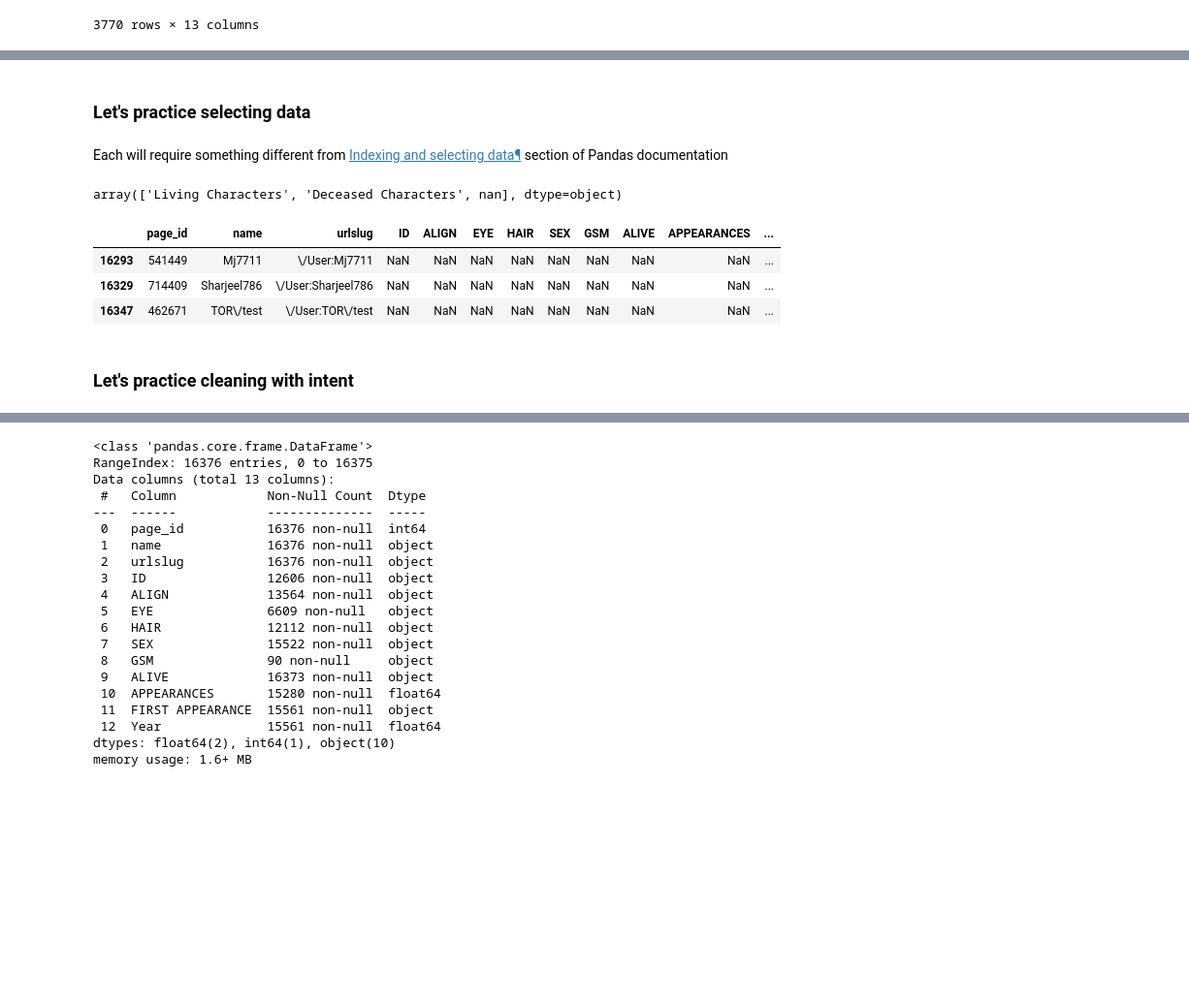
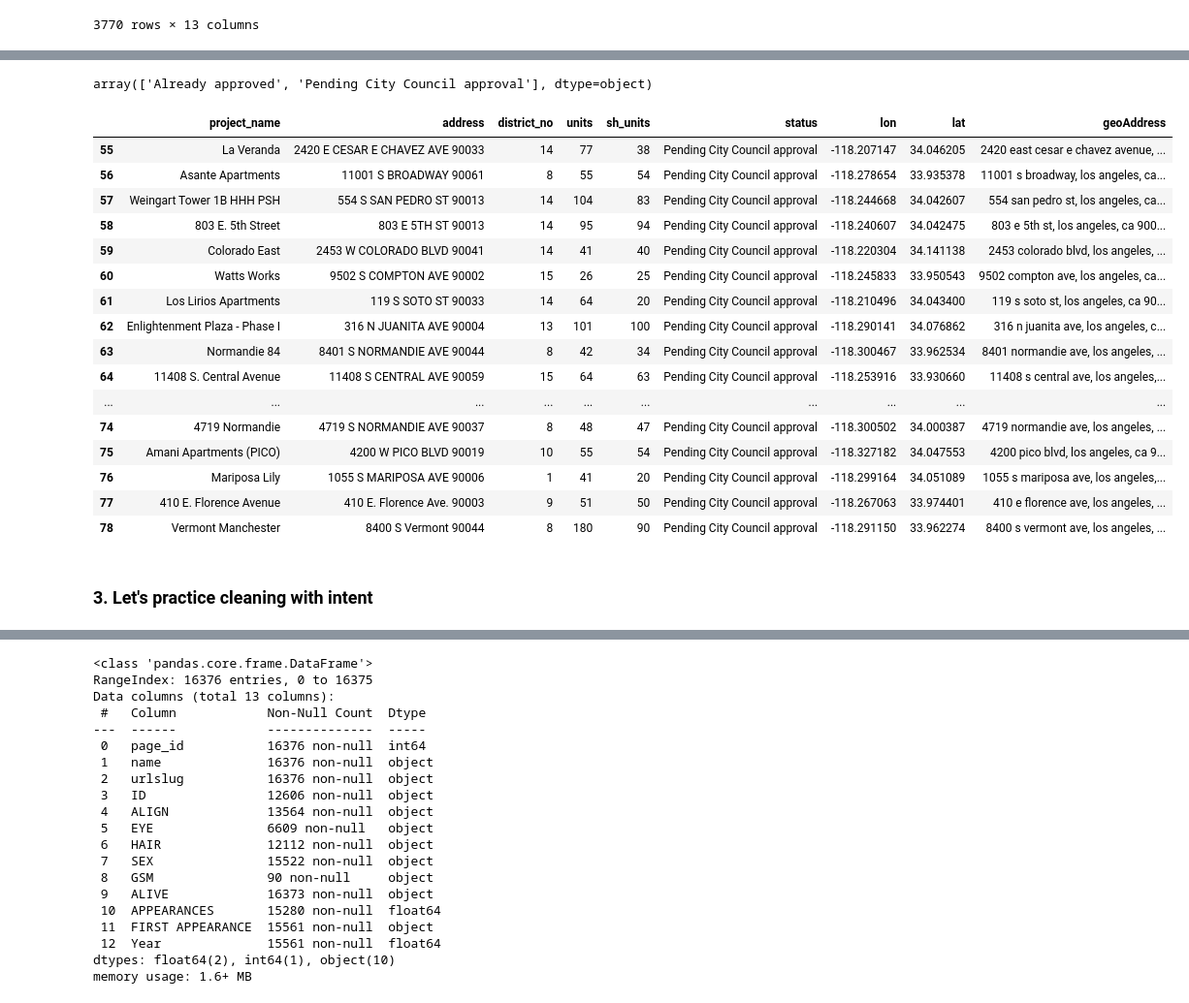
Before and after one commit to katiemarriner/lede-2021-data-module, a Jupyter notebook: answers/02-classwork-pandas-bs-documentation.ipynb, the cells around one changed output, grey strips where cells are left out. Shown: that part at 97% size. Saved outputs shown, nothing was run; the diff lists cells and outputs as text; code cells hidden in the pictures; blank space fills up the shorter version.

```diff
--- a/answers/02-classwork-pandas-bs-documentation.ipynb
+++ b/answers/02-classwork-pandas-bs-documentation.ipynb
@@ -168,20 +215,27 @@ df_avengers[df_avengers['ALIGN'].isna()]
+# %%
+df_homeless_housing['status'].unique()
+# %% [output]
+array(['Already approved', 'Pending City Council approval'], dtype=object)
+# %%
+df_homeless_housing[df_homeless_housing['status'] == 'Pending City Council approval']
+# %% [output]
+|  | project_name | address | district_no | units | sh_units | status | lon | lat | geoAddress |
+| 55 | La Veranda | 2420 E CESAR E CHAVEZ AVE 90033 | 14 | 77 | 38 | Pending City Council approval | -118.207147 | 34.046205 | 2420 east cesar e chavez avenue, ... |
+| 56 | Asante Apartments | 11001 S BROADWAY 90061 | 8 | 55 | 54 | Pending City Council approval | -118.278654 | 33.935378 | 11001 s broadway, los angeles, ca... |
+| 57 | Weingart Tower 1B HHH PSH | 554 S SAN PEDRO ST 90013 | 14 | 104 | 83 | Pending City Council approval | -118.244668 | 34.042607 | 554 san pedro st, los angeles, ca... |
+| 58 | 803 E. 5th Street | 803 E 5TH ST 90013 | 14 | 95 | 94 | Pending City Council approval | -118.240607 | 34.042475 | 803 e 5th st, los angeles, ca 900... |
+| 59 | Colorado East | 2453 W COLORADO BLVD 90041 | 14 | 41 | 40 | Pending City Council approval | -118.220304 | 34.141138 | 2453 colorado blvd, los angeles, ... |
+| 60 | Watts Works | 9502 S COMPTON AVE 90002 | 15 | 26 | 25 | Pending City Council approval | -118.245833 | 33.950543 | 9502 compton ave, los angeles, ca... |
+| 61 | Los Lirios Apartments | 119 S SOTO ST 90033 | 14 | 64 | 20 | Pending City Council approval | -118.210496 | 34.043400 | 119 s soto st, los angeles, ca 90... |
+| 62 | Enlightenment Plaza - Phase I | 316 N JUANITA AVE 90004 | 13 | 101 | 100 | Pending City Council approval | -118.290141 | 34.076862 | 316 n juanita ave, los angeles, c... |
+| 63 | Normandie 84 | 8401 S NORMANDIE AVE 90044 | 8 | 42 | 34 | Pending City Council approval | -118.300467 | 33.962534 | 8401 normandie ave, los angeles, ... |
+| 64 | 11408 S. Central Avenue | 11408 S CENTRAL AVE 90059 | 15 | 64 | 63 | Pending City Council approval | -118.253916 | 33.930660 | 11408 s central ave, los angeles,... |
+| ... | ... | ... | ... | ... | ... | ... | ... | ... | ... |
+| 74 | 4719 Normandie | 4719 S NORMANDIE AVE 90037 | 8 | 48 | 47 | Pending City Council approval | -118.300502 | 34.000387 | 4719 normandie ave, los angeles, ... |
+| 75 | Amani Apartments (PICO) | 4200 W PICO BLVD 90019 | 10 | 55 | 54 | Pending City Council approval | -118.327182 | 34.047553 | 4200 pico blvd, los angeles, ca 9... |
+| 76 | Mariposa Lily | 1055 S MARIPOSA AVE 90006 | 1 | 41 | 20 | Pending City Council approval | -118.299164 | 34.051089 | 1055 s mariposa ave, los angeles,... |
+| 77 | 410 E. Florence Avenue | 410 E. Florence Ave. 90003 | 9 | 51 | 50 | Pending City Council approval | -118.267063 | 33.974401 | 410 e florence ave, los angeles, ... |
+| 78 | Vermont Manchester | 8400 S Vermont 90044 | 8 | 180 | 90 | Pending City Council approval | -118.291150 | 33.962274 | 8400 s vermont ave, los angeles, ... |
 # %% [markdown]
-### Let's practice selecting data
+### 3. Let's practice cleaning with intent
-# %% [markdown]
-Each will require something different from [Indexing and selecting data¶](https://pandas.pydata.org/pandas-docs/stable/user_guide/indexing.html) section of Pandas documentation
-# %%
-# see what the options are
-df_avengers['ALIVE'].unique()
-# %% [output]
-array(['Living Characters', 'Deceased Characters', nan], dtype=object)
-# %%
-# what does it mean if ALIVE = nan
-df_avengers[df_avengers['ALIVE'].isna()]
-# %% [output]
-|  | page_id | name | urlslug | ID | ALIGN | EYE | HAIR | SEX | GSM | ALIVE | APPEARANCES | ... |
-| 16293 | 541449 | Mj7711 | \/User:Mj7711 | NaN | NaN | NaN | NaN | NaN | NaN | NaN | NaN | ... |
-| 16329 | 714409 | Sharjeel786 | \/User:Sharjeel786 | NaN | NaN | NaN | NaN | NaN | NaN | NaN | NaN | ... |
-| 16347 | 462671 | TOR\/test | \/User:TOR\/test | NaN | NaN | NaN | NaN | NaN | NaN | NaN | NaN | ... |
-# %% [markdown]
-### Let's practice cleaning with intent
 # %% [markdown]
```
Also changed, not shown: parts of 22 cells of this notebook.
